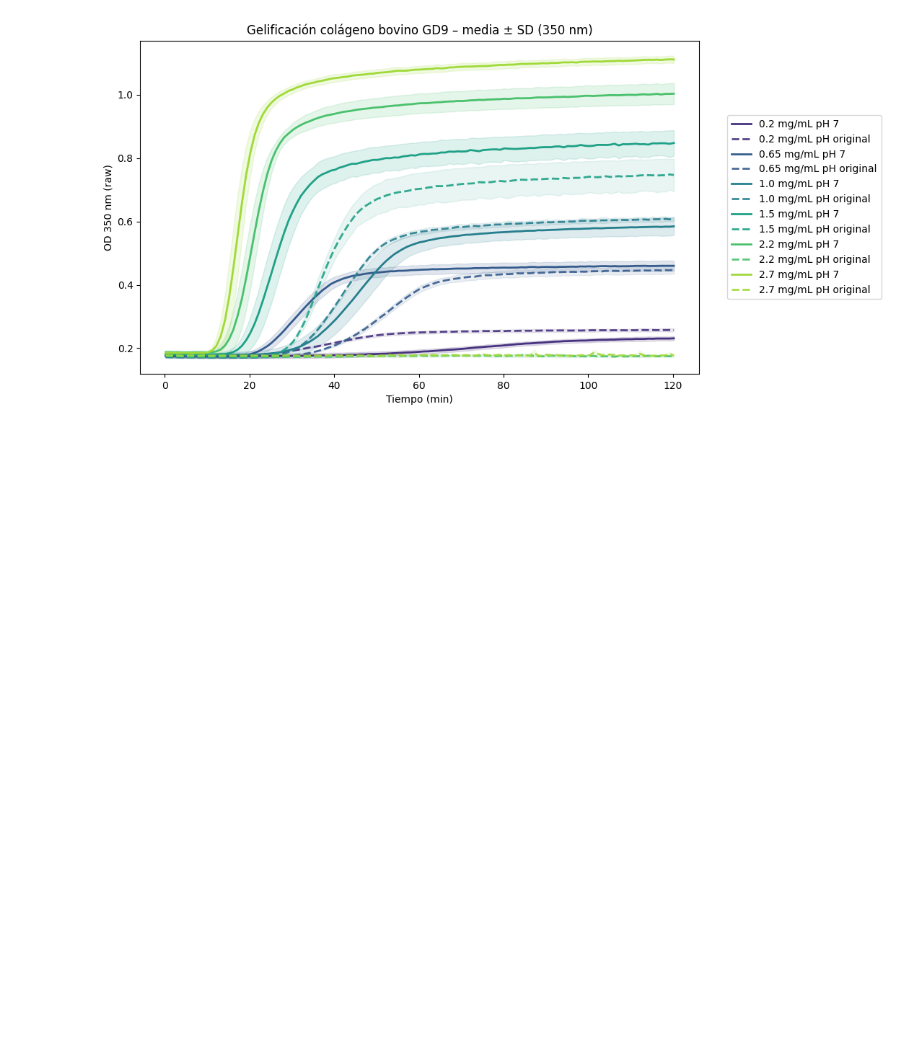
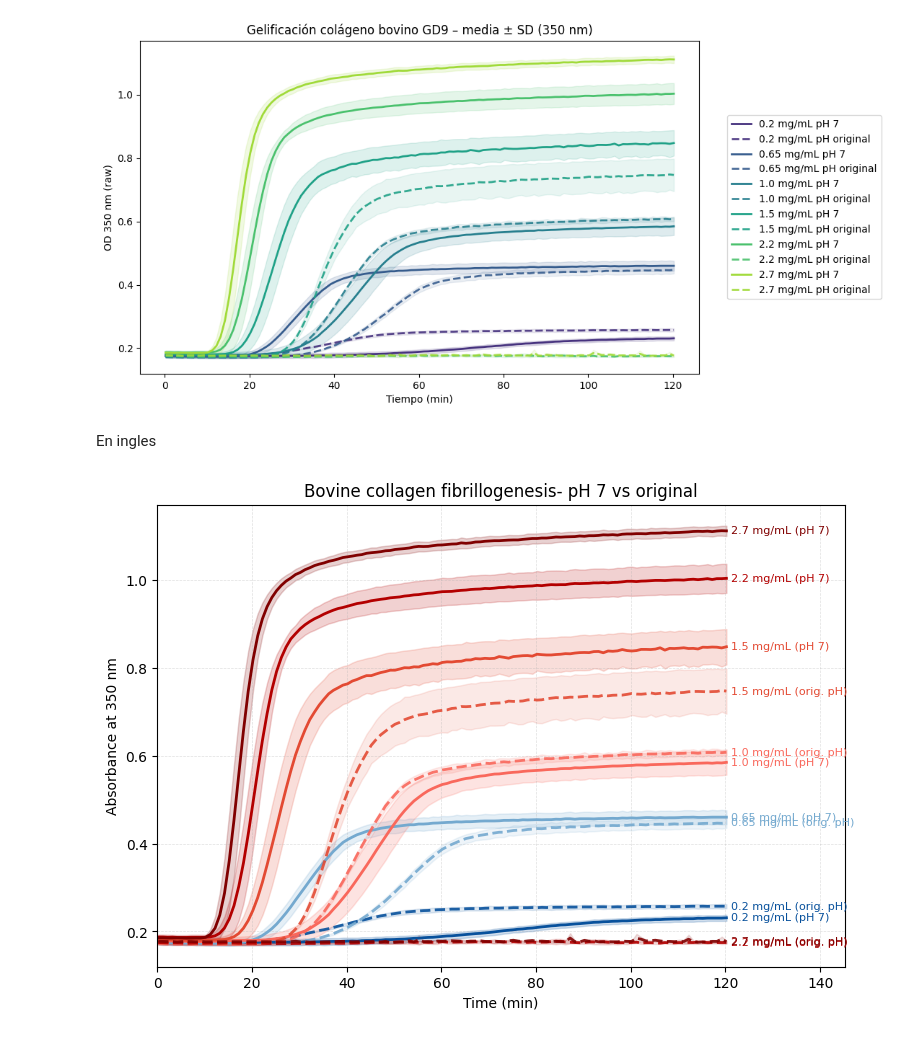
Before and after one commit to Bertaalcolea/Collagen_studies, a Jupyter notebook: Concentraciones_Bov_2.ipynb, the cells around one changed output. Cells and saved outputs as stored; diff of their text form; code cells hidden in the pictures; blank space fills up the shorter version.

```diff
--- a/Concentraciones_Bov_2.ipynb
+++ b/Concentraciones_Bov_2.ipynb
@@ -226,3 +226,5 @@ plt.legend(
 # %% [output]
 <matplotlib.legend.Legend at 0x...>
 [figure]
+# %% [markdown]
+En ingles
@@ -228,0 +241,33 @@ plt.legend(
+# %%
+# Filas A–F (solo bovino), columnas 1–6
+df_bov = df_long[
+    (df_long["Row"].isin(["A","B","C","D","E","F"])) &
+    (df_long["Col"].between(1, 6))
+].copy()
+
+# Concentración según fila
+conc_map = {
+    "A": 0.200,
+    "B": 0.650,
+    "C": 1.000,
+    "D": 1.500,
+    "E": 2.200,
+    "F": 2.700
+}
+df_bov["Concentration"] = df_bov["Row"].map(conc_map)
+df_bov["Conc_label"] = df_bov["Concentration"].astype(str) + " mg/mL"
+
+# pH según columna
+df_bov["pH"] = np.where(df_bov["Col"].between(1,3), "pH 7", "pH original")
+
+# Estadísticos
+df_bov_stats = compute_stats(df_bov)
+# %%
+color_map_conc = {
+    0.2:  "#08519c",   # dark blue
+    0.65: "#74a9cf",   # light blue
+    1.0:  "#f9685c",   # orange/red
+    1.5: "#e34a33",    # medium red
+    2.2:  "#b30000",   # dark red
+    2.7:  "#800000",   # burgundy
+}
@@ -228,0 +341,8 @@ plt.legend(
+# %%
+plot_gel_bovine_endlabels(
+    df_bov_stats,
+    "Bovine collagen fibrillogenesis- pH 7 vs original",
+    color_map_conc
+)
+# %% [output]
+[figure, added]
```
Also changed, not shown: parts of 4 cells of this notebook.
